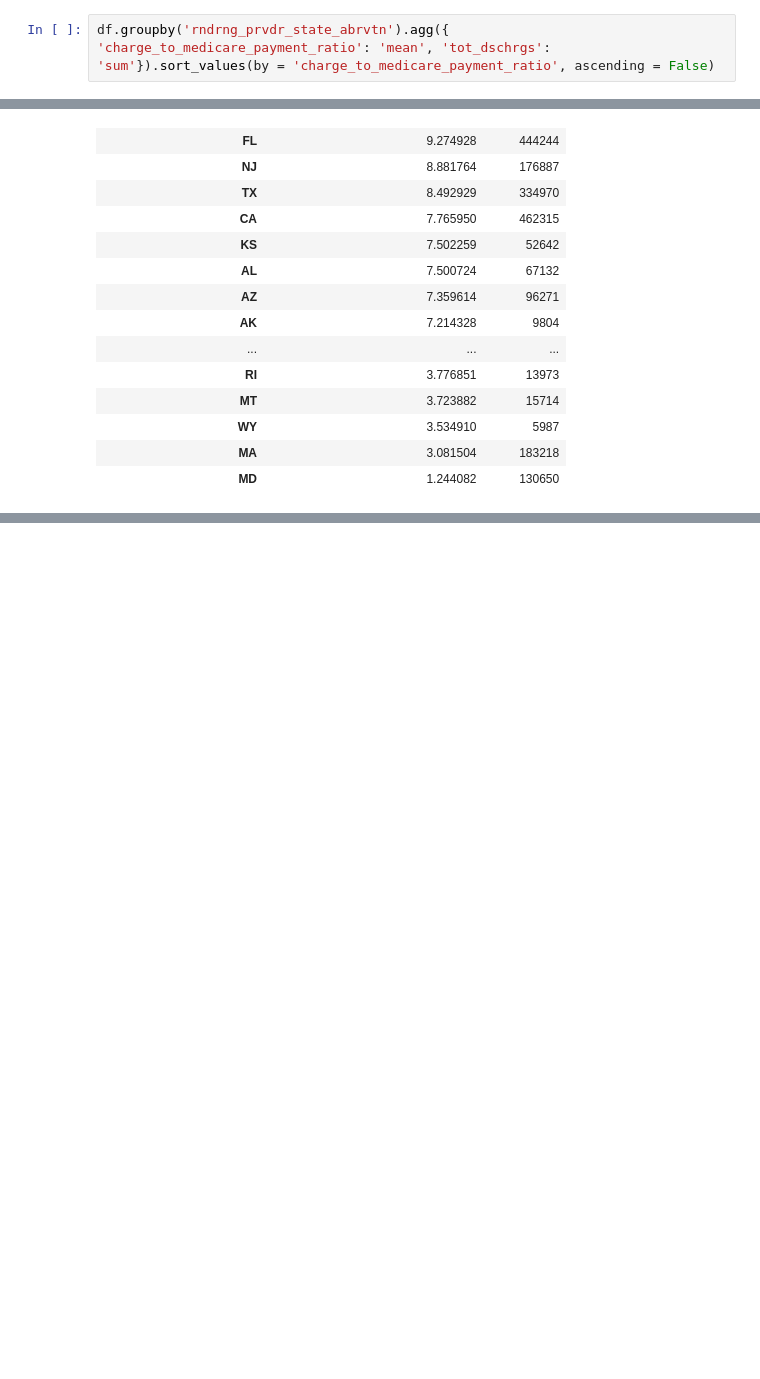
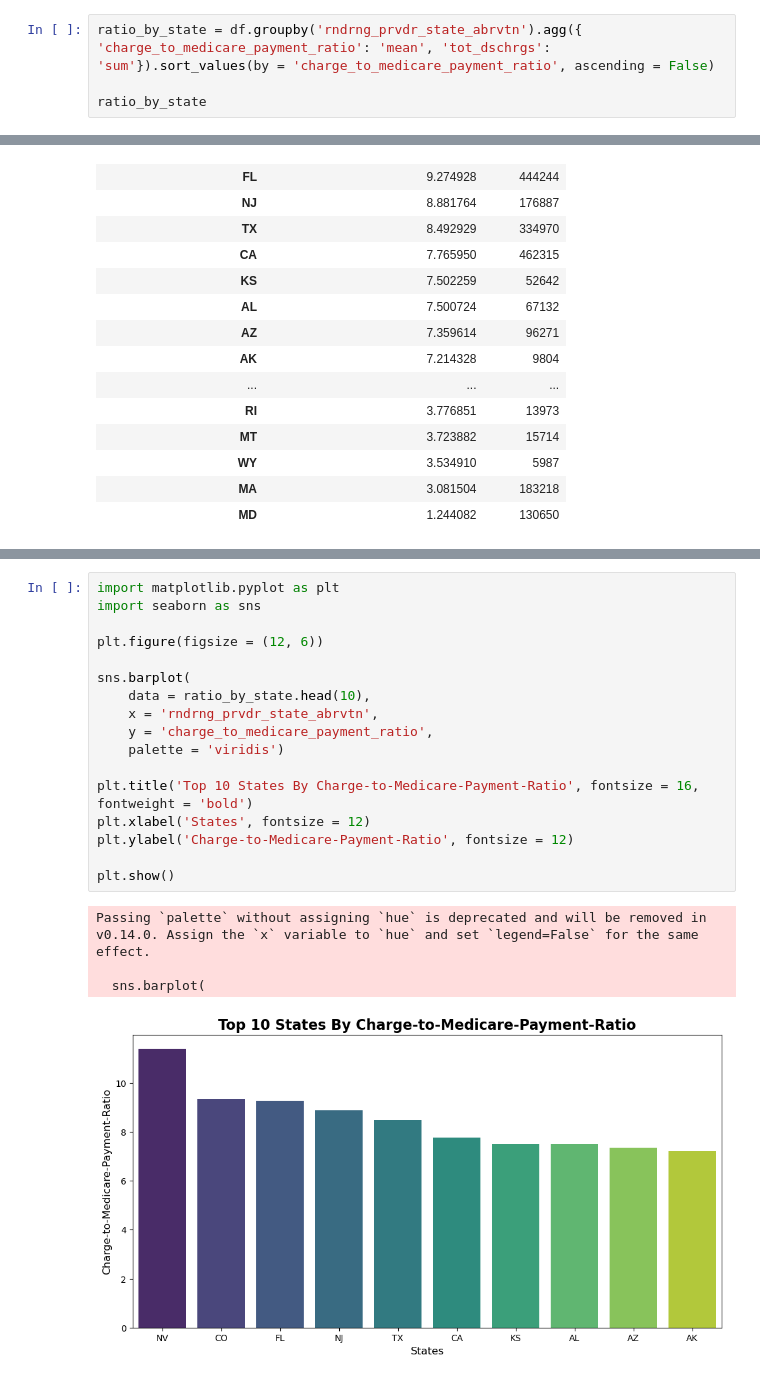
Before and after one commit to gurbaj8226/Hospital-Charge-vs-Medicare-Reimbursement-Analysis, a Jupyter notebook: notebooks/01_Data_Cleaning_and_Preparation.ipynb, the cells around one changed output, grey strips where cells are left out. Cells and saved outputs as stored; diff of their text form; blank space fills up the shorter version.

```diff
--- a/notebooks/01_Data_Cleaning_and_Preparation.ipynb
+++ b/notebooks/01_Data_Cleaning_and_Preparation.ipynb
@@ -193,7 +193,9 @@ investigation_table.head(20)
 | 44547 | SEPTICEMIA OR SEVERE SEPSIS WITHO... | John H Stroger Jr Hospital | IL | 14 | 28932.357143 | ... |
 | 44534 | CHRONIC OBSTRUCTIVE PULMONARY DIS... | John H Stroger Jr Hospital | IL | 12 | 28939.250000 | ... |
 # %%
-df.groupby('rndrng_prvdr_state_abrvtn').agg({ 'charge_to_medicare_payment_ratio': 'mean', 'tot_dschrgs': 'sum'}).sort_values(by = 'charge_to_medicare_payment_ratio', ascending = False)
+ratio_by_state = df.groupby('rndrng_prvdr_state_abrvtn').agg({ 'charge_to_medicare_payment_ratio': 'mean', 'tot_dschrgs': 'sum'}).sort_values(by = 'charge_to_medicare_payment_ratio', ascending = False)
+
+ratio_by_state
 # %% [output]
 |  | charge_to_medicare_payment_ratio | tot_dschrgs |
 | rndrng_prvdr_state_abrvtn |  |  |
@@ -232,0 +252,22 @@ df.groupby('drg_cd').agg({'charge_to_medicare_payment_ratio': 'mean', 'tot_dschr
+# %%
+import matplotlib.pyplot as plt
+import seaborn as sns
+
+plt.figure(figsize = (12, 6))
+
+sns.barplot(
+    data = ratio_by_state.head(10),
+    x = 'rndrng_prvdr_state_abrvtn',
+    y = 'charge_to_medicare_payment_ratio',
+    palette = 'viridis')
+
+plt.title('Top 10 States By Charge-to-Medicare-Payment-Ratio', fontsize = 16, fontweight = 'bold')
+plt.xlabel('States', fontsize = 12)
+plt.ylabel('Charge-to-Medicare-Payment-Ratio', fontsize = 12)
+
+plt.show()
+# %% [output]
+Passing `palette` without assigning `hue` is deprecated and will be removed in v0.14.0. Assign the `x` variable to `hue` and set `legend=False` for the same effect.
+
+  sns.barplot(
+[figure, added]
```
Also changed, not shown: parts of 5 cells of this notebook.
